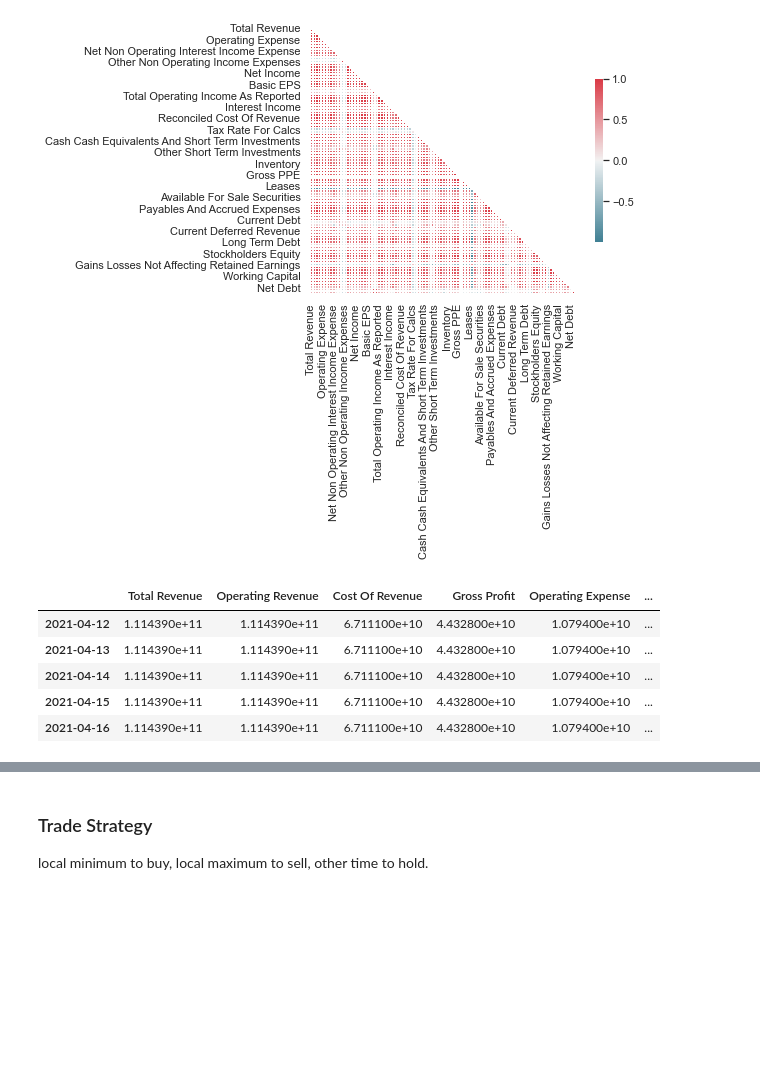
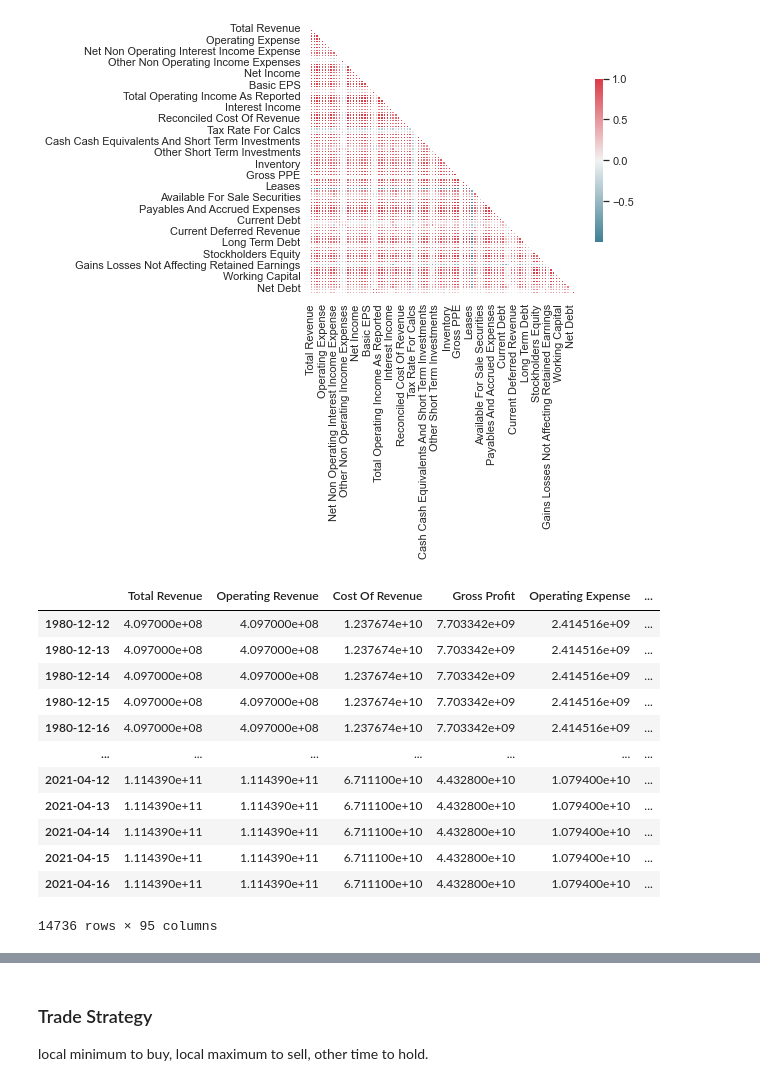
Before and after one commit to ghcn345/Stock-Market-Prediction, a Jupyter notebook: stock_market_Classification.ipynb, the cells around one changed output, grey strips where cells are left out. Saved outputs shown, nothing was run; the diff lists cells and outputs as text; code cells hidden in the pictures; blank space fills up the shorter version.

```diff
--- a/stock_market_Classification.ipynb
+++ b/stock_market_Classification.ipynb
@@ -224,15 +224,22 @@ sns.heatmap(corr, mask=mask, cmap=cmap, vmax=1, center=0, square=True, linewidth
 <AxesSubplot:>
 [figure]
 # %%
-df = df.reindex(pd.date_range(data.index[0], data.index[-1], freq='D'))
-df.fillna(method='bfill', inplace=True)
-df.fillna(method='ffill', inplace=True)
+dfn = df.reindex(pd.date_range(data.index[0], data.index[-1], freq='D'))
+dfn.fillna(method='bfill', inplace=True)
+dfn.fillna(method='ffill', inplace=True)
 # %%
-df.tail()
+df
 # %% [output]
 |  | Total Revenue | Operating Revenue | Cost Of Revenue | Gross Profit | Operating Expense | ... |
+| 1980-12-12 | 4.097000e+08 | 4.097000e+08 | 1.237674e+10 | 7.703342e+09 | 2.414516e+09 | ... |
+| 1980-12-13 | 4.097000e+08 | 4.097000e+08 | 1.237674e+10 | 7.703342e+09 | 2.414516e+09 | ... |
+| 1980-12-14 | 4.097000e+08 | 4.097000e+08 | 1.237674e+10 | 7.703342e+09 | 2.414516e+09 | ... |
+| 1980-12-15 | 4.097000e+08 | 4.097000e+08 | 1.237674e+10 | 7.703342e+09 | 2.414516e+09 | ... |
+| 1980-12-16 | 4.097000e+08 | 4.097000e+08 | 1.237674e+10 | 7.703342e+09 | 2.414516e+09 | ... |
+| ... | ... | ... | ... | ... | ... | ... |
 | 2021-04-12 | 1.114390e+11 | 1.114390e+11 | 6.711100e+10 | 4.432800e+10 | 1.079400e+10 | ... |
 | 2021-04-13 | 1.114390e+11 | 1.114390e+11 | 6.711100e+10 | 4.432800e+10 | 1.079400e+10 | ... |
 | 2021-04-14 | 1.114390e+11 | 1.114390e+11 | 6.711100e+10 | 4.432800e+10 | 1.079400e+10 | ... |
 | 2021-04-15 | 1.114390e+11 | 1.114390e+11 | 6.711100e+10 | 4.432800e+10 | 1.079400e+10 | ... |
 | 2021-04-16 | 1.114390e+11 | 1.114390e+11 | 6.711100e+10 | 4.432800e+10 | 1.079400e+10 | ... |
+14736 rows × 95 columns
```
Also changed, not shown: parts of 6 cells of this notebook.
